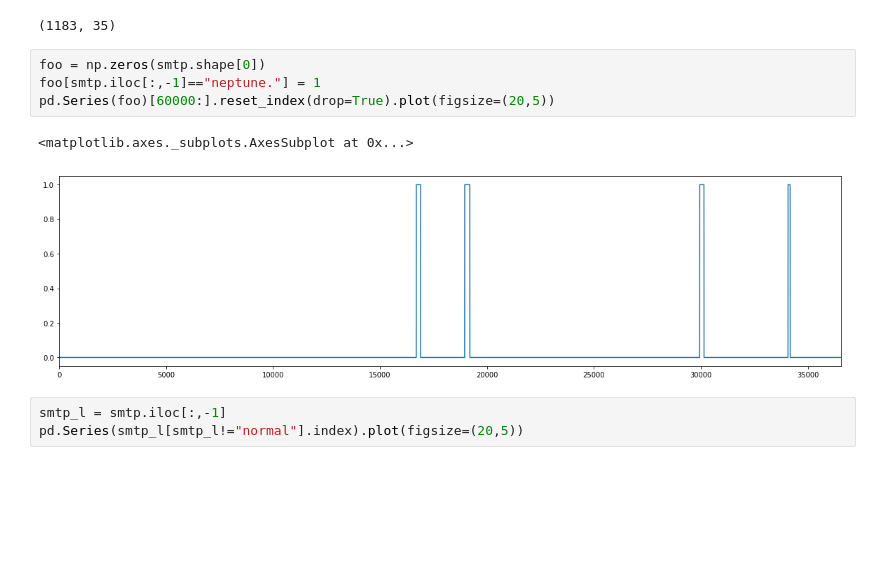
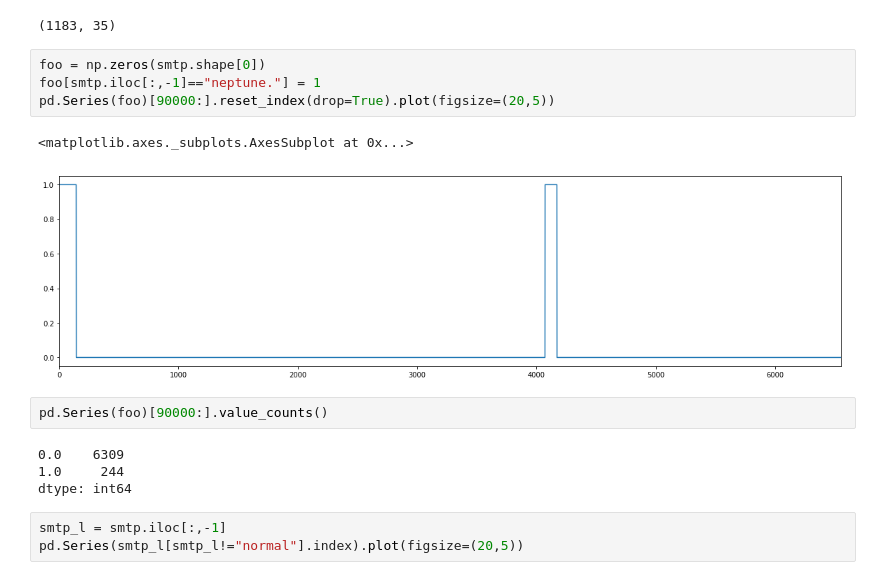
Before and after one commit to binli826/LSTM-Autoencoders, a Jupyter notebook: src/DataPreparation/Dataset description.ipynb, the cells around one changed output. Saved outputs shown, nothing was run; the diff lists cells and outputs as text; blank space fills up the shorter version.

```diff
--- a/src/DataPreparation/Dataset description.ipynb
+++ b/src/DataPreparation/Dataset description.ipynb
@@ -181,10 +181,16 @@ smtp[smtp.iloc[:,-1]!="normal"].shape
 # %%
 foo = np.zeros(smtp.shape[0])
 foo[smtp.iloc[:,-1]=="neptune."] = 1
-pd.Series(foo)[60000:].reset_index(drop=True).plot(figsize=(20,5))
+pd.Series(foo)[90000:].reset_index(drop=True).plot(figsize=(20,5))
 # %% [output]
 <matplotlib.axes._subplots.AxesSubplot at 0x...>
-[figure, old version]
+[figure, new version]
+# %%
+pd.Series(foo)[90000:].value_counts()
+# %% [output]
+0.0    6309
+1.0     244
+dtype: int64
 # %%
 smtp_l = smtp.iloc[:,-1]
 pd.Series(smtp_l[smtp_l!="normal"].index).plot(figsize=(20,5))
```
Also changed, not shown: parts of 9 cells of this notebook, 11 other files.
